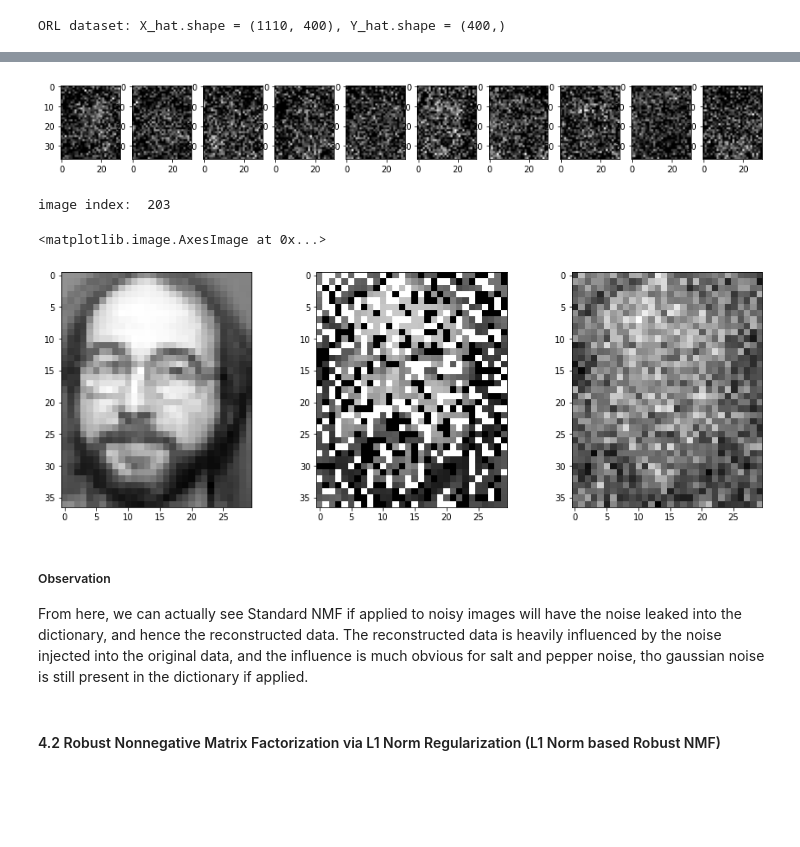
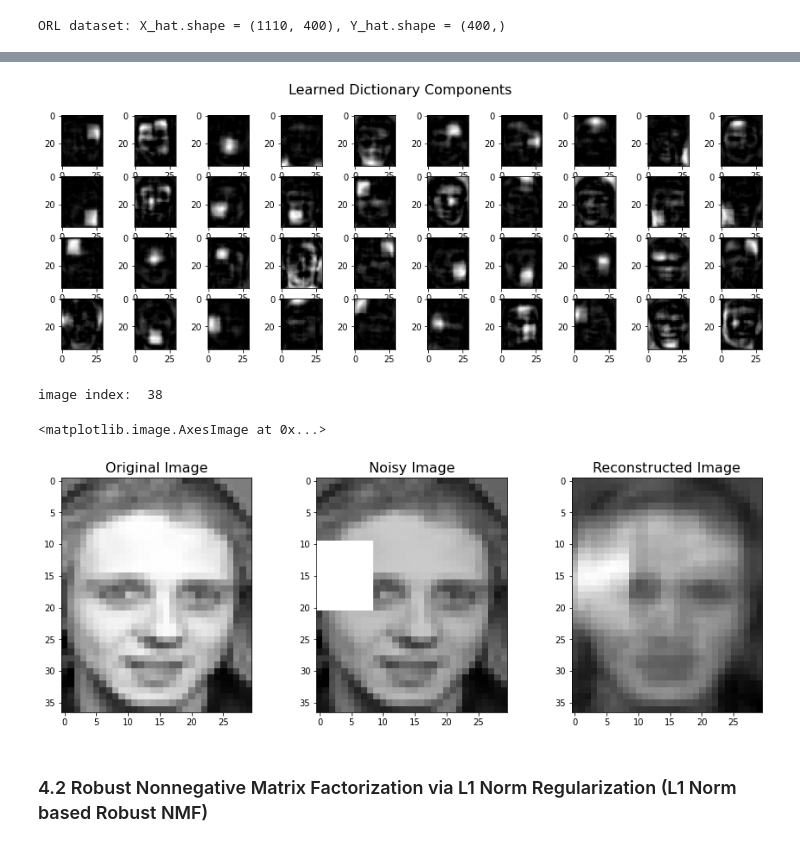
Before and after one commit to zyinghua/nmf-robustness-analysis, a Jupyter notebook: code.ipynb, the cells around one changed output, grey strips where cells are left out. Cells and saved outputs as stored; diff of their text form; code cells hidden in the pictures; blank space fills up the shorter version.

```diff
--- a/code.ipynb
+++ b/code.ipynb
@@ -157,7 +157,15 @@ def add_block_occlusion_noise(img, img_size, width=0.3, height=0.3):
 
     return img_copy.reshape(num_samples, img_size[0] * img_size[1]).T
 # %%
-X_noise = add_salt_pepper_noise(X_hat, noise_prob=0.5)#add_block_occlusion_noise(X_hat, img_size, width=0.5, height=0.5)
+# 0 for Gaussian, 1 for salt-pepper, 2 for block occlusion
+n_id = 3
+
+if n_id == 1:
+    X_noise = add_gaussian_noise(X_hat, sd=0.05)
+elif n_id == 2:
+    X_noise = add_salt_pepper_noise(X_hat, noise_prob=0.5, salt_prob=0.5)
+else:
+    X_noise = add_block_occlusion_noise(X_hat, img_size, width=0.3, height=0.3)
 # %%
 noise_demo_img_index = 230
 
@@ -306,8 +312,8 @@ class L2NormMURNMF:
         :return: W, H
         """
 
-        self.W = self.np_rand.rand(V.shape[0], self.rank)
-        self.H = self.np_rand.rand(self.rank, V.shape[1])
+        self.W = np.abs(np.random.normal(loc=0.0, scale=1, size=(V.shape[0], self.rank)))
+        self.H = np.abs(np.random.normal(loc=0.0, scale=1, size=(self.rank, V.shape[1])))
 
     def reconstruct_train(self):
         """
@@ -342,7 +348,10 @@ class L2NormMURNMF:
         self.init_factors(V)
         self.V_clean, self.V, self.Y = V_clean, V, Y
 
-        rmse, aa, nmi = [], [], []
+        rre, aa, nmi = [], [], []
+
+        if verbose:
+            print("Start training...")
 
         start = time()
 
@@ -363,23 +372,25 @@ class L2NormMURNMF:
             self.H = Hu
 
             if plot and s % plot_interval == 0:
-                rmse_, aa_, nmi_ = evaluate(self.V_clean, self.W, self.H, self.Y)
-                rmse.append(rmse_)
+                rre_, aa_, nmi_ = evaluate(self.V_clean, self.W, self.H, self.Y)
+                rre.append(rre_)
                 aa.append(aa_)
                 nmi.append(nmi_)
 
                 if verbose:
-                    print('Step: {}, RMSE: {:.4f}, AA: {:.4f}, NMI: {:.4f}'.format(s, rmse_, aa_, nmi_))
+                    print('Step: {}, RRE: {:.4f}, AA: {:.4f}, NMI: {:.4f}'.format(s, rre_, aa_, nmi_))
 
         if plot:
-            plot_metrics(rmse, aa, nmi, plot_interval)
+            plot_metrics(rre, aa, nmi, plot_interval)
 
         if verbose:
             print('Training Time taken: {:.2f} seconds.'.format(time()-start))
 
         return self.W, self.H
 # %%
-model1 = L2NormMURNMF(30)
+model1_n_components = 40
+
+model1 = L2NormMURNMF(model1_n_components)
 
 _, _ = model1.fit_transform(X_hat, X_noise, Y_hat, verbose=True, plot=True)
 # %% [output]
@@ -414,36 +422,39 @@ X_rec = model1.reconstruct_train()
 # %%
 # Print out dictionary components
 
 plt.figure(figsize=(15,5))
 
-for i in range(1):
+for i in range(model1_n_components // 10):
     for j in range(10):
-        plt.subplot(1, 10, i * 10 + j + 1)
+        plt.subplot(model1_n_components // 10, 10, i * 10 + j + 1)
         plt.imshow(model1.W[:, i * 10 + j].reshape(img_size[1], img_size[0]), cmap=plt.cm.gray)
+
+plt.suptitle('Learned Dictionary Components', fontsize=16)
+plt.show()
 # %% [output]
-[figure, old version]
+[figure, new version]
 # %%
 s = np.random.randint(0, X_hat.shape[1])
 print("image index: ", s)
 
 plt.figure(figsize=(15,5))
 plt.subplot(131)
+plt.title("Original Image", fontsize=16)
 plt.imshow(X_hat[:,s].reshape(img_size[1], img_size[0]), cmap=plt.cm.gray)
 
 plt.subplot(132)
+plt.title("Noisy Image", fontsize=16)
 plt.imshow(X_noise[:,s].reshape(img_size[1], img_size[0]), cmap=plt.cm.gray)
 
 plt.subplot(133)
+plt.title("Reconstructed Image", fontsize=16)
 plt.imshow(X_rec[:,s].reshape(img_size[1], img_size[0]), cmap=plt.cm.gray)
 # %% [output]
-image index:  203
+image index:  38
 <matplotlib.image.AxesImage at 0x...>
-[figure, old version]
+[figure, new version]
-# %% [markdown]
-##### Observation
-From here, we can actually see Standard NMF if applied to noisy images will have the noise leaked into the dictionary, and hence the reconstructed data. The reconstructed data is heavily influenced by the noise injected into the original data, and the influence is much obvious for salt and pepper noise, tho gaussian noise is still present in the dictionary if applied.
 # %% [markdown]
-#### 4.2 Robust Nonnegative Matrix Factorization via L1 Norm Regularization (L1 Norm based Robust NMF)
+### 4.2 Robust Nonnegative Matrix Factorization via L1 Norm Regularization (L1 Norm based Robust NMF)
 # %%
 class L1NormRobustNMF:
     def __init__(self, rank, lambda_=0.04, random_state=0):
```
Also changed, not shown: parts of 27 cells of this notebook.
